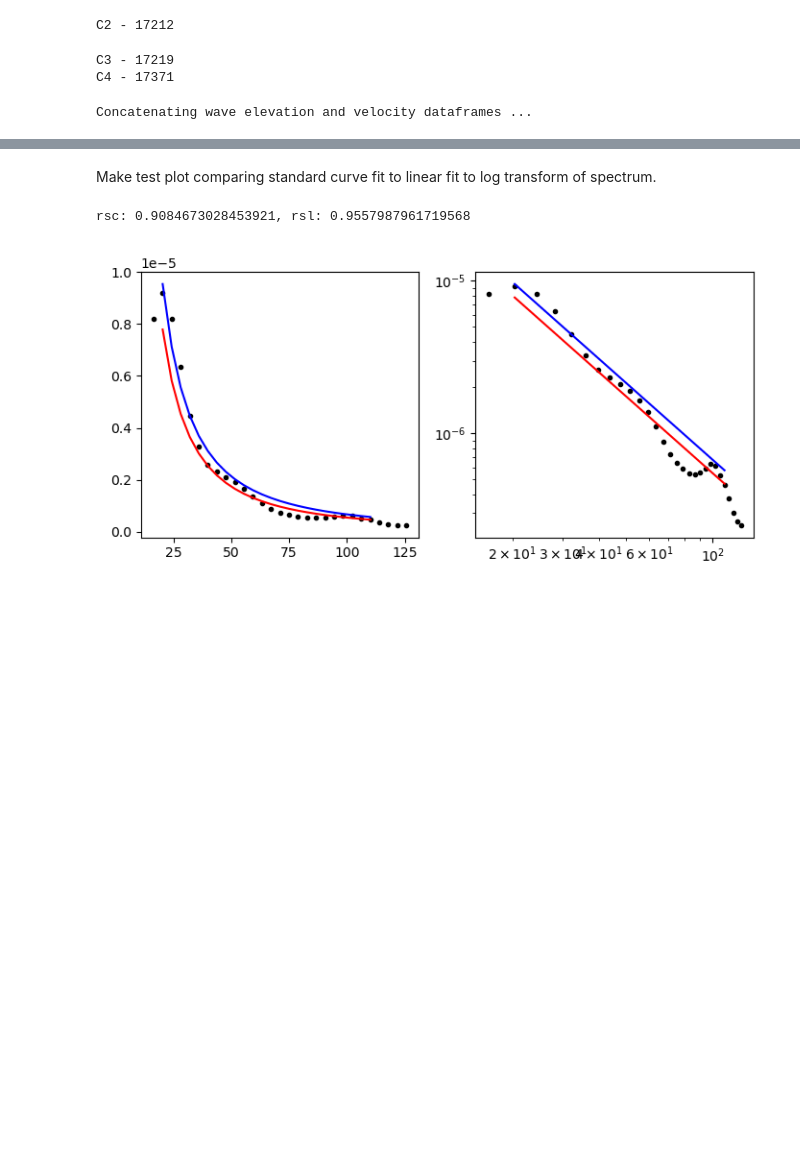
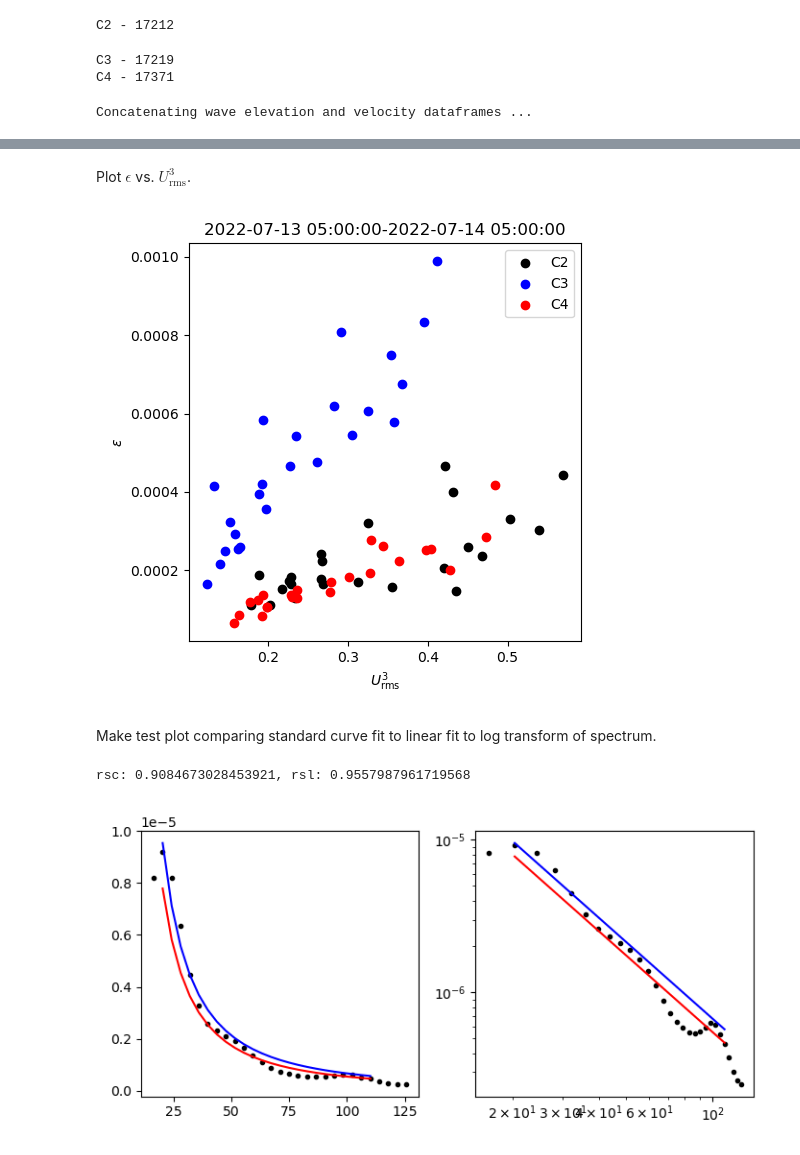
Before and after one commit to mikapm/pyROXSI, a Jupyter notebook: roxsi_pyfuns/notebooks/phase_resolved_diss.ipynb, the cells around one changed output, grey strips where cells are left out. Drawn from its saved outputs; the diff is of its cells as text; code cells hidden in the pictures; blank space fills up the shorter version.

```diff
--- a/roxsi_pyfuns/notebooks/phase_resolved_diss.ipynb
+++ b/roxsi_pyfuns/notebooks/phase_resolved_diss.ipynb
@@ -574,3 +609,26 @@ Concatenating wave elevation and velocity dataframes ...
+# %% [markdown]
+Plot $\epsilon$ vs. $U_\mathrm{rms}^3$.
+# %%
+fig, ax = plt.subplots(figsize=(5,5))
+cs = ['k', 'b', 'r']
+for mi, mid in enumerate(mids):
+    x = dfbu[mid].values
+    y = dfbd[mid].values
+    ax.scatter(x**3, y, color=cs[mi], label=mid)
+#     for n in range(1, ncyc+1):
+#         eps = diss_subseg[mid]['{}/{}'.format(n, ncyc)]
+#         up = U_subseg[mid]['{}/{}'.format(n, ncyc)]
+#         ax.scatter(up, eps, color=cs[mi])
+ax.legend()
+ax.set_xlabel(r'$U_\mathrm{rms}^3$')
+ax.set_ylabel(r'$\epsilon$')
+ax.set_title('{}-{}'.format(t0, t1))
+
+
+plt.tight_layout()
+plt.show()
+# %% [output]
+[figure, added]
 # %% [markdown]
 Make test plot comparing standard curve fit to linear fit to log transform of spectrum.
 # %%
```
Also changed, not shown: parts of 3 cells of this notebook.
